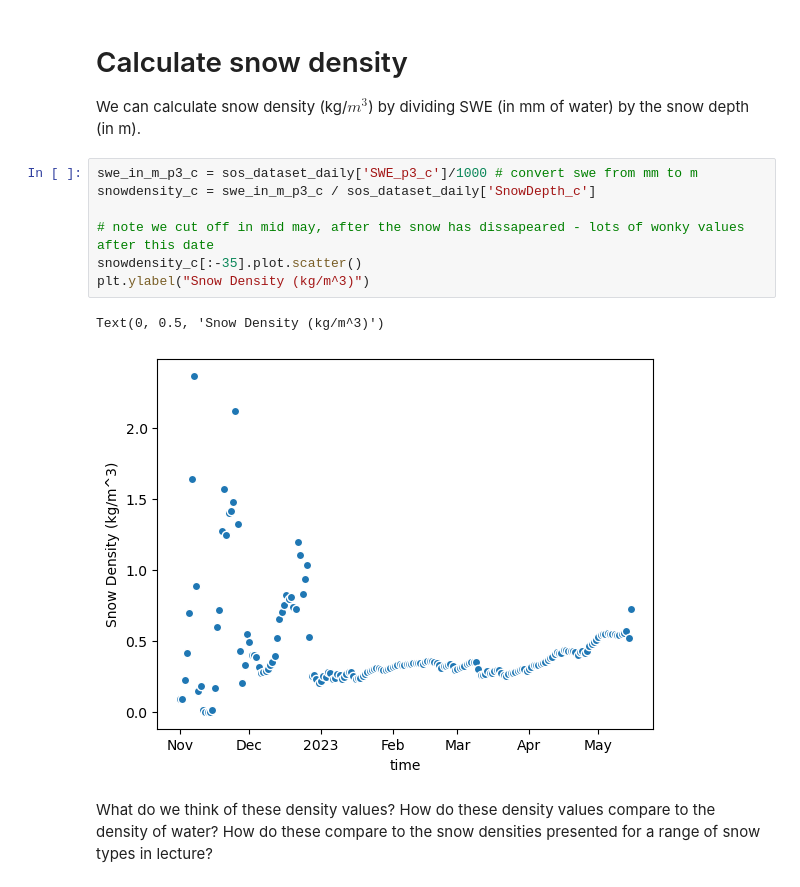
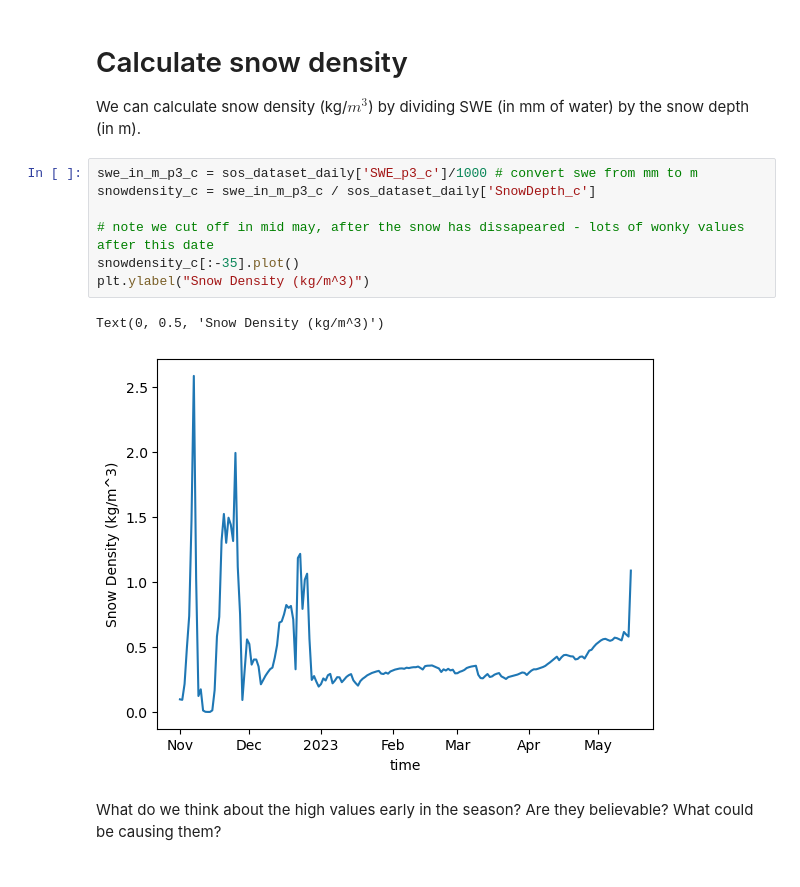
Before and after one commit to Mountain-Hydrology-Research-Group/snow-hydrology, a Jupyter notebook: modules/lab2/lab2-3.ipynb, the cells around one changed output. Drawn from its saved outputs; the diff is of its cells as text.

```diff
--- a/modules/lab2/lab2-3.ipynb
+++ b/modules/lab2/lab2-3.ipynb
@@ -54,12 +54,12 @@ We can calculate snow density (kg/$m^3$) by dividing SWE (in mm of water) by the
 # %%
 swe_in_m_p3_c = sos_dataset_daily['SWE_p3_c']/1000 # convert swe from mm to m
 snowdensity_c = swe_in_m_p3_c / sos_dataset_daily['SnowDepth_c']
 
 # note we cut off in mid may, after the snow has dissapeared - lots of wonky values after this date
-snowdensity_c[:-35].plot.scatter()
+snowdensity_c[:-35].plot()
 plt.ylabel("Snow Density (kg/m^3)")
 # %% [output]
 Text(0, 0.5, 'Snow Density (kg/m^3)')
-[figure, old version]
+[figure, new version]
-# %% [markdown]
-What do we think of these density values? How do these density values compare to the density of water? How do these compare to the snow densities presented for a range of snow types in lecture?
+# %% [markdown]
+What do we think about the high values early in the season? Are they believable? What could be causing them?
```
Also changed, not shown: parts of 1 cell of this notebook, 3 other files.
